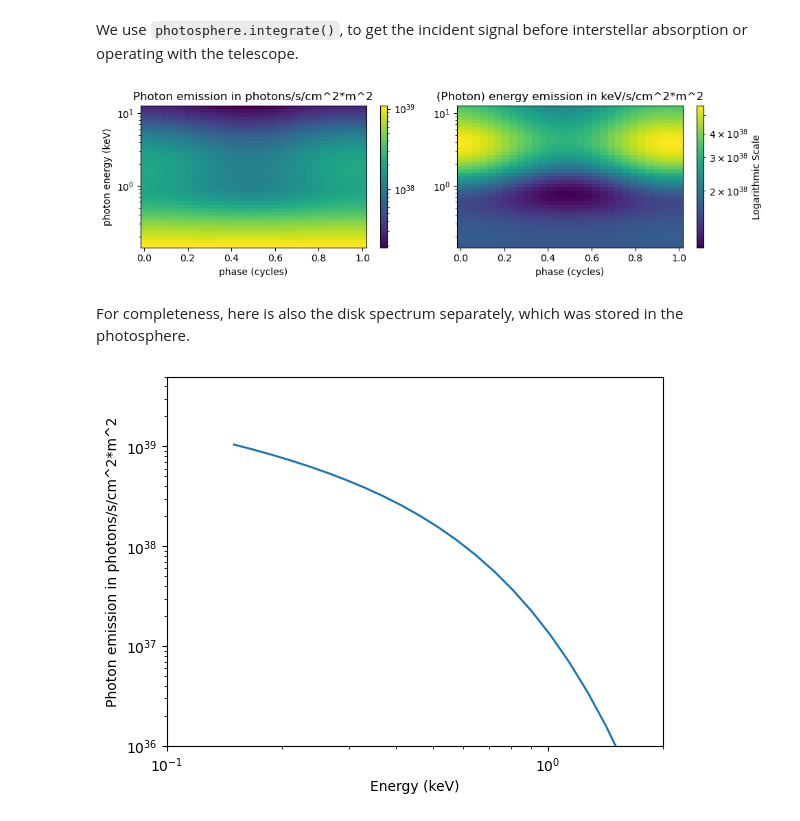
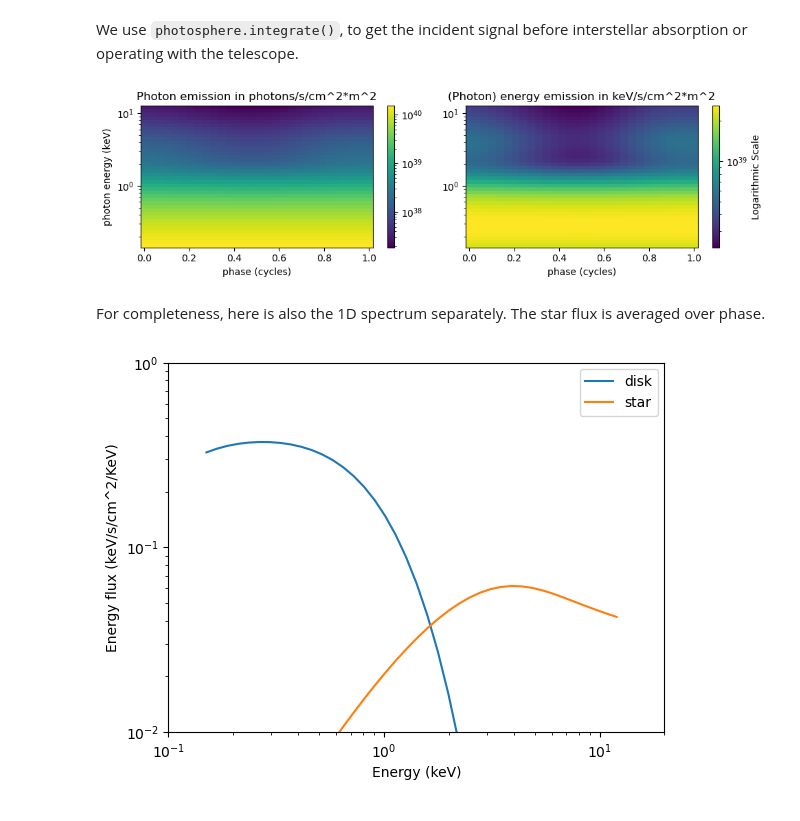
Before and after one commit to xpsi-group/xpsi, a Jupyter notebook: docs/source/Accretion_disk.ipynb, the cells around one changed output. Saved outputs shown, nothing was run; the diff lists cells and outputs as text; code cells hidden in the pictures.

Commit message:
added star to final plot

```diff
--- a/docs/source/Accretion_disk.ipynb
+++ b/docs/source/Accretion_disk.ipynb
@@ -287,8 +287,8 @@ Let's now instantiate this class and use it to make a disk spectrum:
 # %%
 D = 1 #kpc
 cos_i = 1 #disk face on
-R_in = 30 # km
-T_in = 6.3 # log10 Kelvin
+R_in = 55 # km
+T_in = 6.53 # log10(K) = 6.53 corresponds to 0.29 keV
 K_disk = get_k_disk(cos_i, D, R_in)
 
 bounds_example = {'T_in': (3., 10.), 'R_in': (0., 1e3), 'K_disk': (0., 1e100)}
@@ -594,18 +594,31 @@ fig.colorbar(profile, ax=ax[1], label="Logarithmic Scale")
 plt.tight_layout()
 plt.show()
 # %% [output]
-[figure, old version]
+[figure, new version]
 # %% [markdown]
-For completeness, here is also the disk spectrum separately, which was stored in the photosphere.
+For completeness, here is also the 1D spectrum separately. The star flux is averaged over phase.
 # %%
+disk_flux_dist_sq = photosphere.disk_spectrum #m^2*photons/s/cm^2/keV
+star_flux_dist_sq = np.mean(photosphere.signal[0][0],axis=1)-disk_flux_dist_sq #subtracting disk from the total to retrieve star flux
+
+def unit_convert(F, distance):
+    # assuming the distance is in 10 kpc units, which we use to convert flux to photons/s/cm^2/keV,  3.08e19 is to convert kpc to meter
+    F_converted = F/(3.08567758128e19*distance)**2
+    return F_converted
+
+disk_flux = unit_convert(disk_flux_dist_sq, spacetime['distance'])
+star_flux = unit_convert(star_flux_dist_sq, spacetime['distance'])
+
 fig,ax = plt.subplots()
 
-ax.loglog(energies, photosphere.disk_spectrum)
-ax.set_xlim([0.1,2])
-ax.set_ylim([1e36, 5e39])
-ax.set_ylabel('Photon emission in photons/s/cm^2*m^2')
+ax.loglog(energies, energies*disk_flux, label='disk')
+ax.loglog(energies, energies*star_flux, label='star')
+ax.set_xlim([0.1,20])
+ax.set_ylim([1e-2, 1e0])
+ax.set_ylabel('Energy flux (keV/s/cm^2/KeV)')
 ax.set_xlabel('Energy (keV)')
+ax.legend()
 
 plt.show()
 # %% [output]
-[figure, old version]
+[figure, new version]
```
Also changed, not shown: parts of 3 cells of this notebook.
